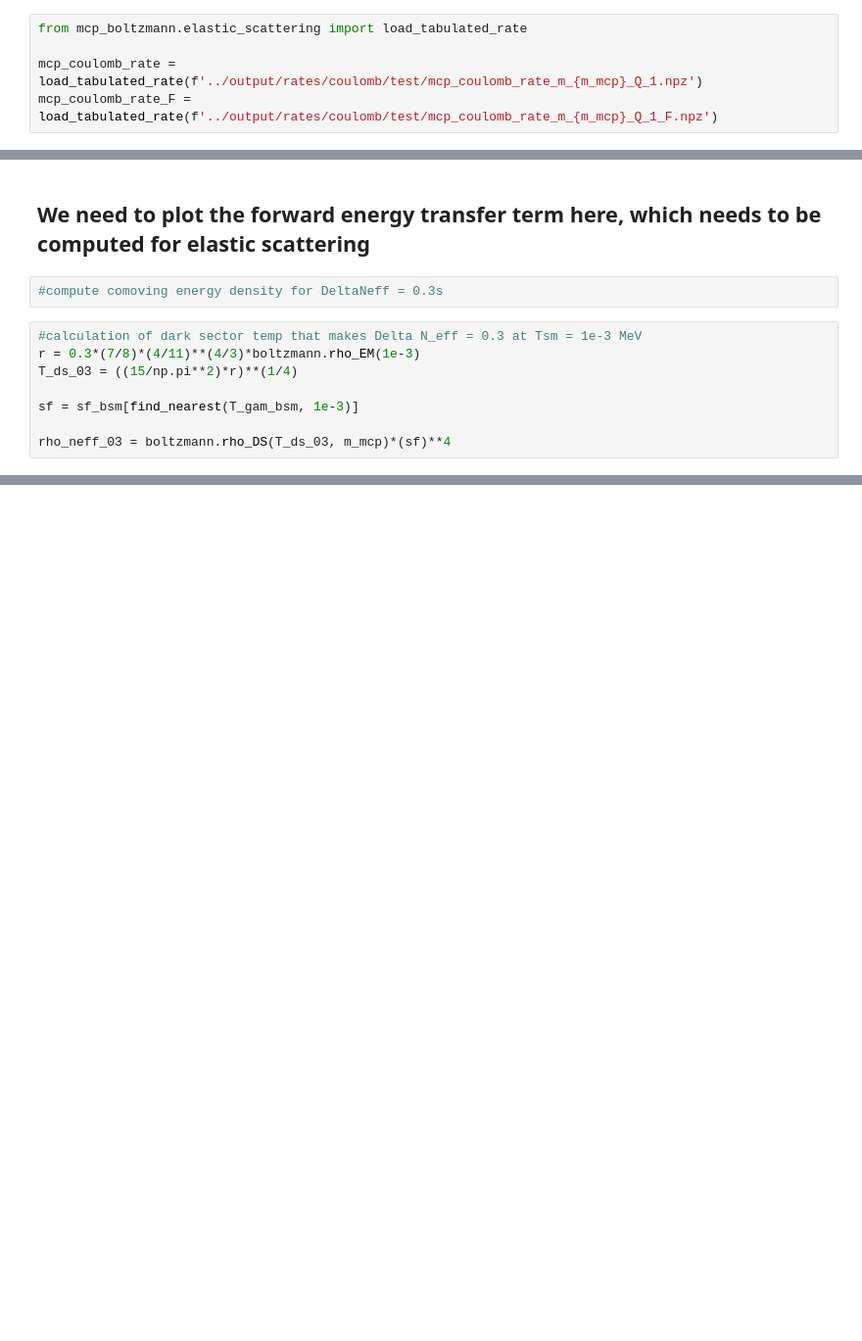
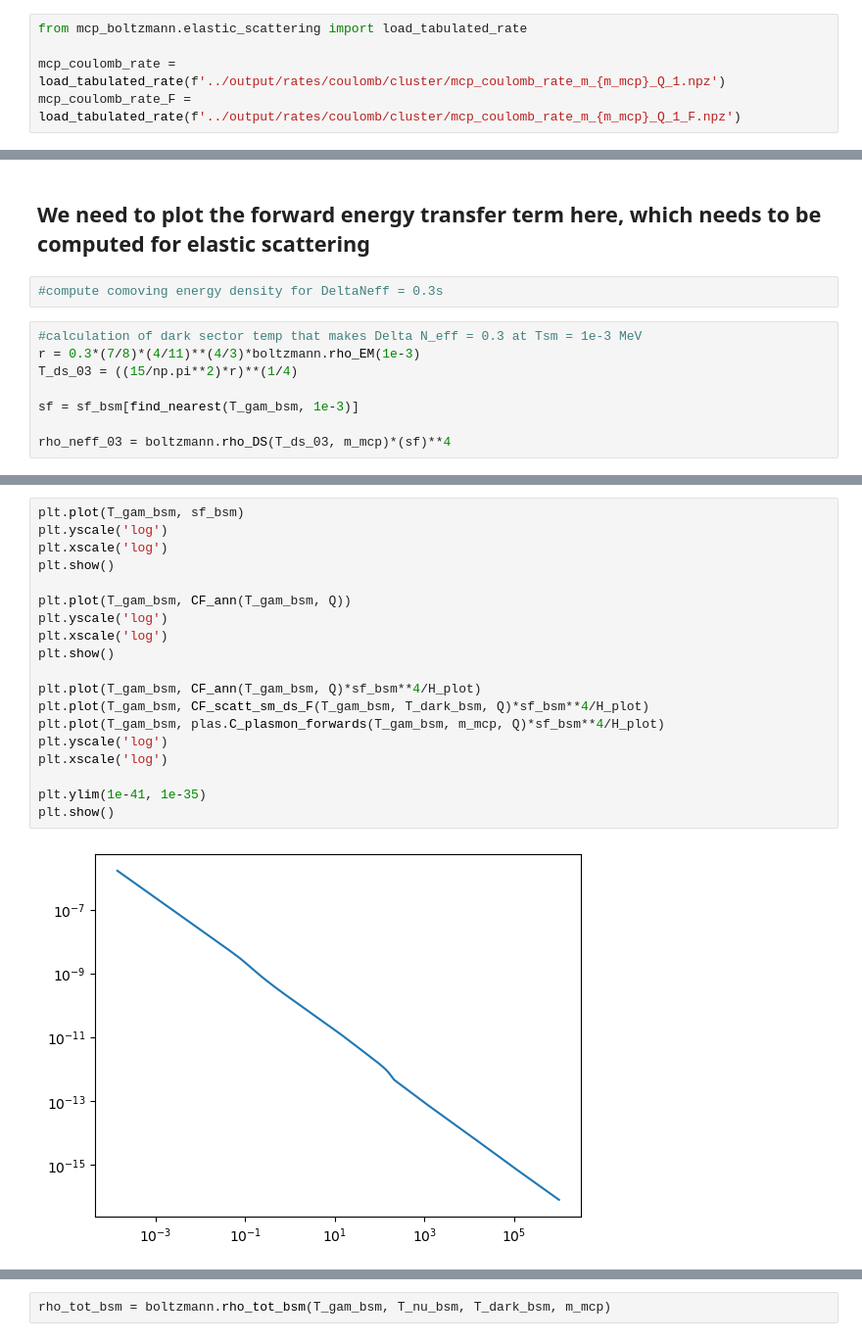
Before and after one commit to Duncan-Adams/mcp_boltzmann, a Jupyter notebook: notebooks/mcp_boltzmann_solver.ipynb, the cells around one changed output, grey strips where cells are left out. Shown: that part at 98% size. Saved outputs shown, nothing was run; the diff lists cells and outputs as text; blank space fills up the shorter version.

```diff
--- a/notebooks/mcp_boltzmann_solver.ipynb
+++ b/notebooks/mcp_boltzmann_solver.ipynb
@@ -80,8 +82,8 @@ def CF_ann_sm_ds(T_sm, T_ds, Q):
 # %%
 from mcp_boltzmann.elastic_scattering import load_tabulated_rate
 
-mcp_coulomb_rate = load_tabulated_rate(f'../output/rates/coulomb/test/mcp_coulomb_rate_m_{m_mcp}_Q_1.npz')
-mcp_coulomb_rate_F = load_tabulated_rate(f'../output/rates/coulomb/test/mcp_coulomb_rate_m_{m_mcp}_Q_1_F.npz')
+mcp_coulomb_rate = load_tabulated_rate(f'../output/rates/coulomb/cluster/mcp_coulomb_rate_m_{m_mcp}_Q_1.npz')
+mcp_coulomb_rate_F = load_tabulated_rate(f'../output/rates/coulomb/cluster/mcp_coulomb_rate_m_{m_mcp}_Q_1_F.npz')
 # %%
 def CF_scatt_sm_ds(T_sm, T_ds, Q):
     return Q**2*mcp_coulomb_rate(T_sm, T_ds)
@@ -374,0 +384,21 @@ plt.show()
+# %%
+plt.plot(T_gam_bsm, sf_bsm)
+plt.yscale('log')
+plt.xscale('log')
+plt.show()
+
+plt.plot(T_gam_bsm, CF_ann(T_gam_bsm, Q))
+plt.yscale('log')
+plt.xscale('log')
+plt.show()
+
+plt.plot(T_gam_bsm, CF_ann(T_gam_bsm, Q)*sf_bsm**4/H_plot)
+plt.plot(T_gam_bsm, CF_scatt_sm_ds_F(T_gam_bsm, T_dark_bsm, Q)*sf_bsm**4/H_plot)
+plt.plot(T_gam_bsm, plas.C_plasmon_forwards(T_gam_bsm, m_mcp, Q)*sf_bsm**4/H_plot)
+plt.yscale('log')
+plt.xscale('log')
+
+plt.ylim(1e-41, 1e-35)
+plt.show()
+# %% [output]
+[figure, added]
@@ -374,0 +407,2 @@ plt.show()
+# %%
+rho_tot_bsm = boltzmann.rho_tot_bsm(T_gam_bsm, T_nu_bsm, T_dark_bsm, m_mcp)
```
Also changed, not shown: parts of 28 cells of this notebook, 8 other files.
